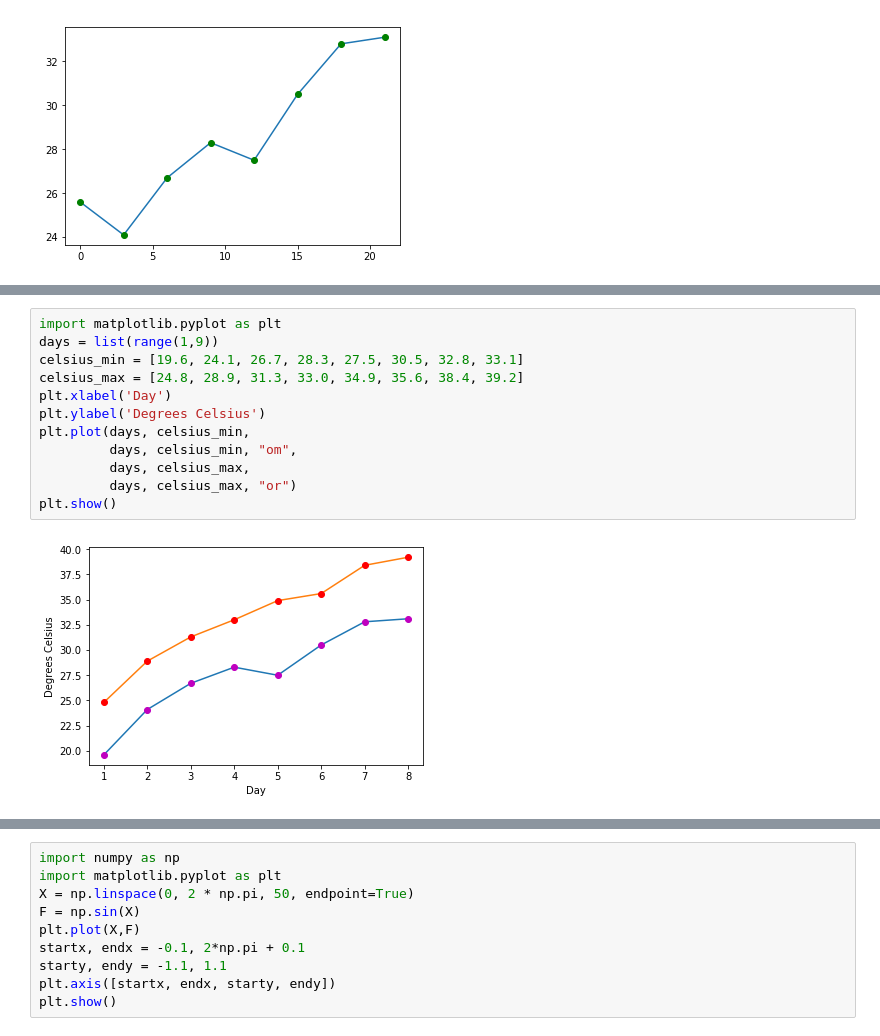
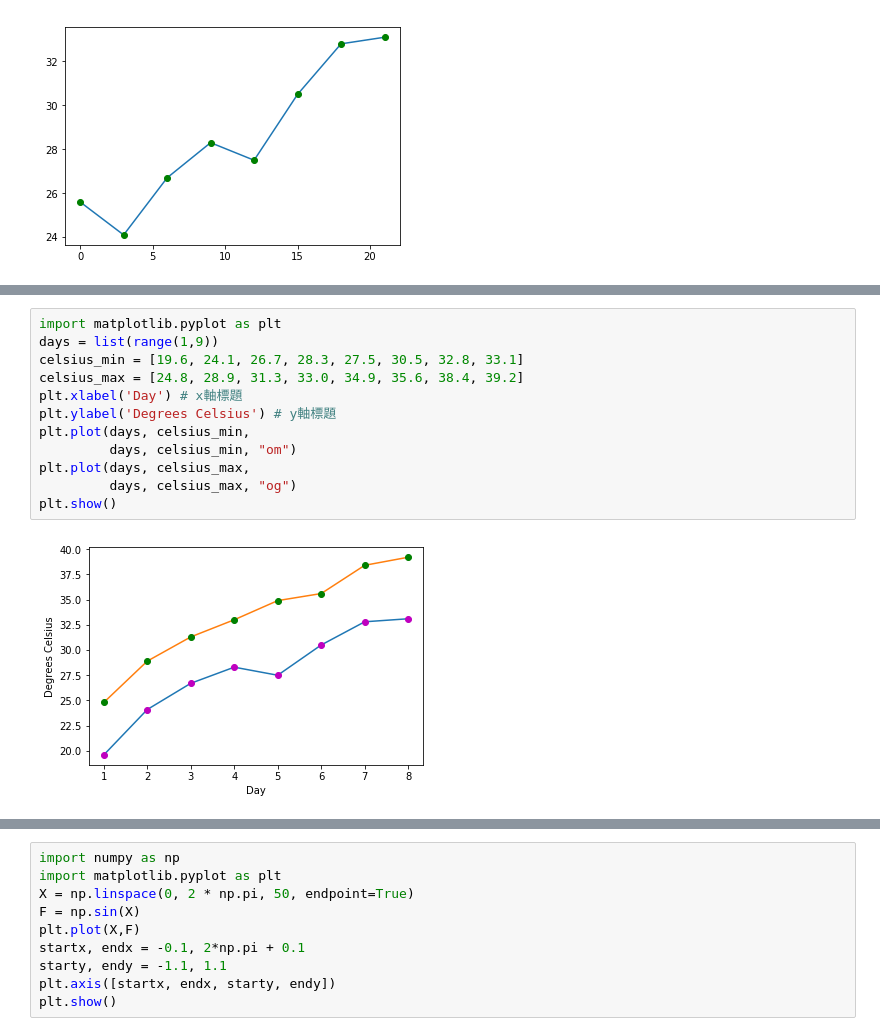
Before and after one commit to jc7qx/pylearning, a Jupyter notebook: matplotlib.ipynb, the cells around one changed output, grey strips where cells are left out. Saved outputs shown, nothing was run; the diff lists cells and outputs as text.

```diff
--- a/matplotlib.ipynb
+++ b/matplotlib.ipynb
@@ -39,17 +44,17 @@ plt.show()
 # %%
 import matplotlib.pyplot as plt
 days = list(range(1,9))
 celsius_min = [19.6, 24.1, 26.7, 28.3, 27.5, 30.5, 32.8, 33.1]
 celsius_max = [24.8, 28.9, 31.3, 33.0, 34.9, 35.6, 38.4, 39.2]
-plt.xlabel('Day')
-plt.ylabel('Degrees Celsius')
+plt.xlabel('Day') # x軸標題
+plt.ylabel('Degrees Celsius') # y軸標題
 plt.plot(days, celsius_min,
-         days, celsius_min, "om",
-         days, celsius_max,
-         days, celsius_max, "or")
+         days, celsius_min, "om")
+plt.plot(days, celsius_max,
+         days, celsius_max, "og")
 plt.show()
 # %% [output]
-[figure, old version]
+[figure, new version]
 # %%
 days = list(range(1,9))
 celsius_min = [19.6, 24.1, 26.7, 28.3, 27.5, 30.5, 32.8, 33.1]
```
Also changed, not shown: parts of 33 cells of this notebook.
